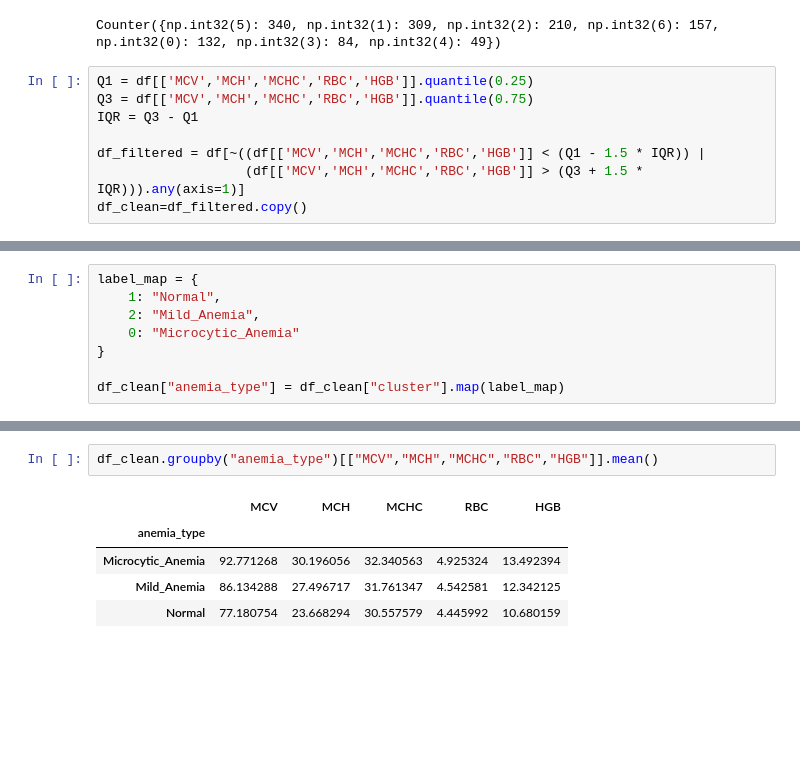
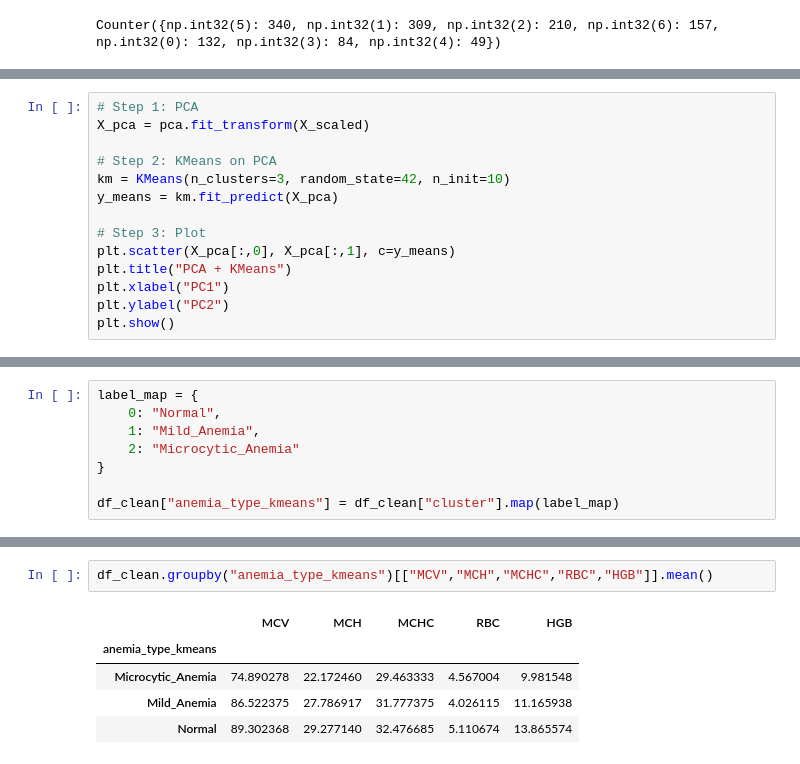
Before and after one commit to aranjali1/anemia-severity-prediction, a Jupyter notebook: microcytic_severity_Clustering.ipynb, the cells around one changed output, grey strips where cells are left out. Drawn from its saved outputs; the diff is of its cells as text; blank space fills up the shorter version.

Commit message:
Apply multiple clustering algorithms

```diff
--- a/microcytic_severity_Clustering.ipynb
+++ b/microcytic_severity_Clustering.ipynb
@@ -307,11 +281,3 @@ from collections import Counter
 print(Counter(labels))
 # %% [output]
 Counter({np.int32(5): 340, np.int32(1): 309, np.int32(2): 210, np.int32(6): 157, np.int32(0): 132, np.int32(3): 84, np.int32(4): 49})
-# %%
-Q1 = df[['MCV','MCH','MCHC','RBC','HGB']].quantile(0.25)
-Q3 = df[['MCV','MCH','MCHC','RBC','HGB']].quantile(0.75)
-IQR = Q3 - Q1
-
-df_filtered = df[~((df[['MCV','MCH','MCHC','RBC','HGB']] < (Q1 - 1.5 * IQR)) |
-                   (df[['MCV','MCH','MCHC','RBC','HGB']] > (Q3 + 1.5 * IQR))).any(axis=1)]
-df_clean=df_filtered.copy()
@@ -324,0 +311,14 @@ y_means = km.fit_predict(X)
+# %%
+# Step 1: PCA
+X_pca = pca.fit_transform(X_scaled)
+
+# Step 2: KMeans on PCA
+km = KMeans(n_clusters=3, random_state=42, n_init=10)
+y_means = km.fit_predict(X_pca)
+
+# Step 3: Plot
+plt.scatter(X_pca[:,0], X_pca[:,1], c=y_means)
+plt.title("PCA + KMeans")
+plt.xlabel("PC1")
+plt.ylabel("PC2")
+plt.show()
@@ -377,11 +375,11 @@ df_clean.groupby("cluster").mean()
 # %%
 label_map = {
-    1: "Normal",
-    2: "Mild_Anemia",
-    0: "Microcytic_Anemia"
+    0: "Normal",
+    1: "Mild_Anemia",
+    2: "Microcytic_Anemia"
 }
 
-df_clean["anemia_type"] = df_clean["cluster"].map(label_map)
+df_clean["anemia_type_kmeans"] = df_clean["cluster"].map(label_map)
 # %%
 df_clean
 # %% [output]
@@ -407,8 +399,8 @@ sns.boxplot(x="anemia_type", y="HGB", data=df_clean)
 # %%
-df_clean.groupby("anemia_type")[["MCV","MCH","MCHC","RBC","HGB"]].mean()
+df_clean.groupby("anemia_type_kmeans")[["MCV","MCH","MCHC","RBC","HGB"]].mean()
 # %% [output]
 |  | MCV | MCH | MCHC | RBC | HGB |
-| anemia_type |  |  |  |  |  |
-| Microcytic_Anemia | 92.771268 | 30.196056 | 32.340563 | 4.925324 | 13.492394 |
-| Mild_Anemia | 86.134288 | 27.496717 | 31.761347 | 4.542581 | 12.342125 |
-| Normal | 77.180754 | 23.668294 | 30.557579 | 4.445992 | 10.680159 |
+| anemia_type_kmeans |  |  |  |  |  |
+| Microcytic_Anemia | 74.890278 | 22.172460 | 29.463333 | 4.567004 | 9.981548 |
+| Mild_Anemia | 86.522375 | 27.786917 | 31.777375 | 4.026115 | 11.165938 |
+| Normal | 89.302368 | 29.277140 | 32.476685 | 5.110674 | 13.865574 |
```
Also changed, not shown: parts of 37 cells of this notebook.
